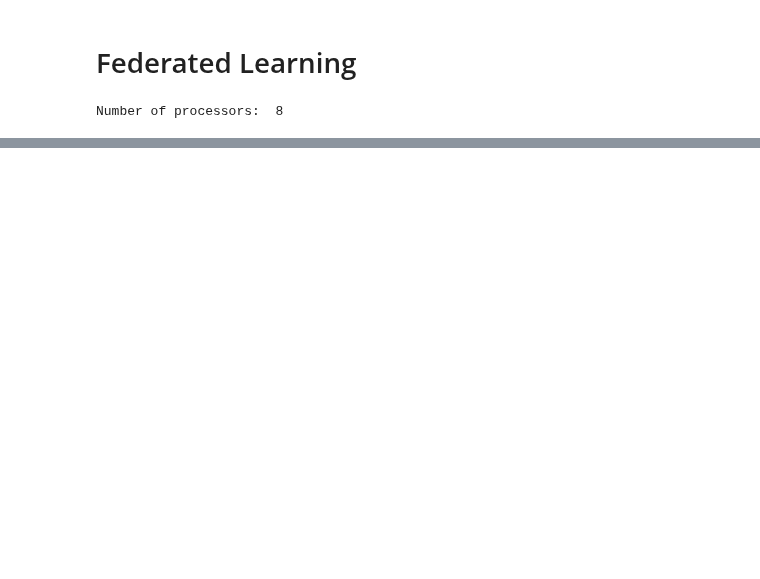
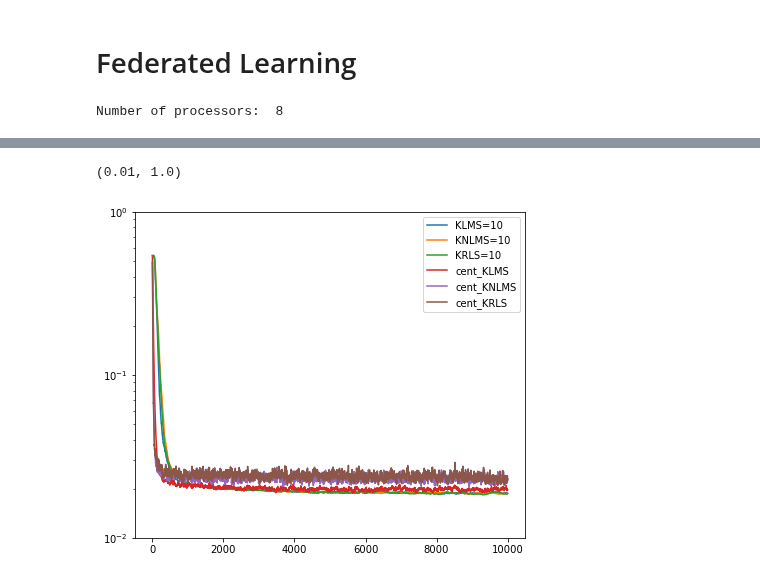
Before and after one commit to cjfelixx/machine-learning-graduate-research, a Jupyter notebook: FederatedLearing/federatedLearning.ipynb, the cells around one changed output, grey strips where cells are left out. Drawn from its saved outputs; the diff is of its cells as text; code cells hidden in the pictures; blank space fills up the shorter version.

```diff
--- a/FederatedLearing/federatedLearning.ipynb
+++ b/FederatedLearing/federatedLearning.ipynb
@@ -216,0 +219,60 @@ TypeError: 'klms_rff' object is not callable
+# %%
+# Asynchronous Federated learning using different kernels
+plt.figure(figsize=(7, 6))
+
+K = 10 # K edge clients
+c =  np.ones(K).reshape(K,1)/K # edge weighting
+D = 100 # Dictionary size
+P = [10]
+iteration = 10000
+num_experiments = 10
+
+step_size = 0.6
+KLMS_RFF_cent = klms_rff(0.2,D)
+KLMS_RFF = klms_rff(step_size,D)
+KNLMS_RFF = knlms_rff(step_size,0.3,D)
+KRLS_RFF = krls_rff(D,beta=1.0)
+
+for p in P:
+    amse_KLMS = np.zeros(iteration)
+    amse_KNLMS = np.zeros(iteration)
+    amse_KRLS = np.zeros(iteration)
+    amse_KLMS_cent = np.zeros(iteration)
+    amse_KNLMS_cent = np.zeros(iteration)
+    amse_KRLS_cent = np.zeros(iteration)
+
+    for epoch in tqdm(range(num_experiments)):
+
+        # Process data and kernel
+        u,d,d_true = generate_data(num_data)
+        sigma = 1/np.sqrt(2*kernel.sigma)
+        W = (1/sigma) * np.random.normal(size=(2,D))
+        b = np.random.uniform(0,2*np.pi,(D,1))
+        h = np.sqrt(2/D) * np.cos(W.T @ u.T + b)
+
+        mse_KLMS_cent = cent_learn(iteration,K,KLMS_RFF_cent,h,u,d)
+        amse_KLMS_cent += mse_KLMS_cent/num_experiments
+        mse_KNLMS_cent = cent_learn(iteration,K,KNLMS_RFF,h,u,d)
+        amse_KNLMS_cent += mse_KNLMS_cent/num_experiments
+        mse_KRLS_cent = cent_learn(iteration,K,KRLS_RFF,h,u,d)
+        amse_KRLS_cent += mse_KRLS_cent/num_experiments
+
+        mse_KLMS = fl_async(iteration,K,KLMS_RFF,h,u,d,p)
+        amse_KLMS += mse_KLMS/num_experiments
+        mse_KNLMS = fl_async(iteration,K,KNLMS_RFF,h,u,d,p)
+        amse_KNLMS += mse_KNLMS/num_experiments
+        mse_KRLS = fl_async(iteration,K,KRLS_RFF,h,u,d,p)
+        amse_KRLS += mse_KRLS/num_experiments
+
+plt.semilogy(range(len(amse_KLMS)),amse_KLMS,label="KLMS=" + str(p))
+plt.semilogy(range(len(amse_KNLMS)),amse_KNLMS,label="KNLMS=" + str(p))
+plt.semilogy(range(len(amse_KRLS)),amse_KRLS,label="KRLS=" + str(p))
+plt.semilogy(range(len(amse_KLMS_cent)),amse_KLMS_cent,label="cent_KLMS")
+plt.semilogy(range(len(amse_KNLMS_cent)),amse_KNLMS_cent,label="cent_KNLMS")
+plt.semilogy(range(len(amse_KRLS_cent)),amse_KRLS_cent,label="cent_KRLS")
+plt.legend()
+plt.ylim([1e-2,1e0])
+# plt.xlim([0,5000])
+# %% [output]
+(0.01, 1.0)
+[figure, added]
```
Also changed, not shown: parts of 9 cells of this notebook, 1 other file.
